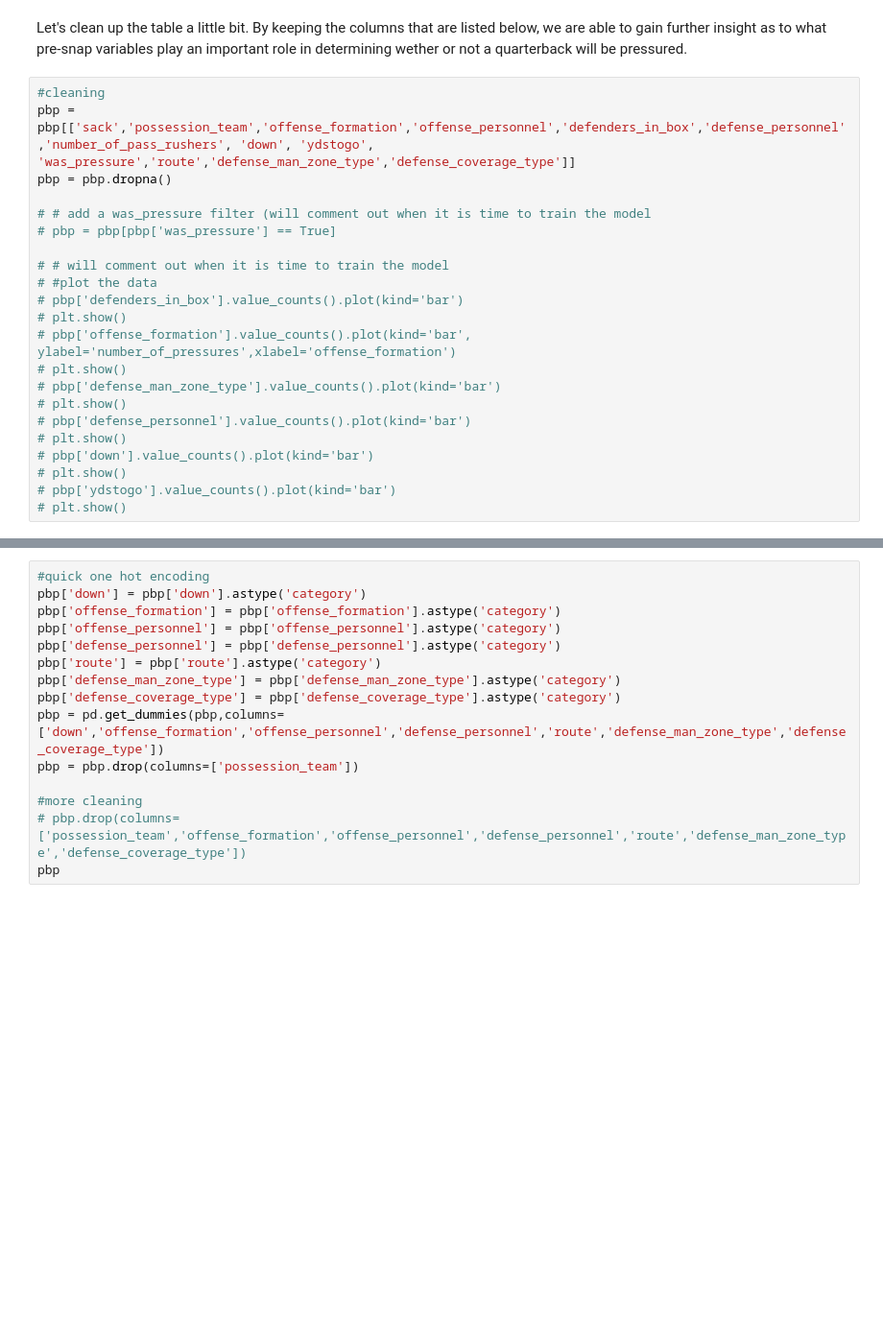
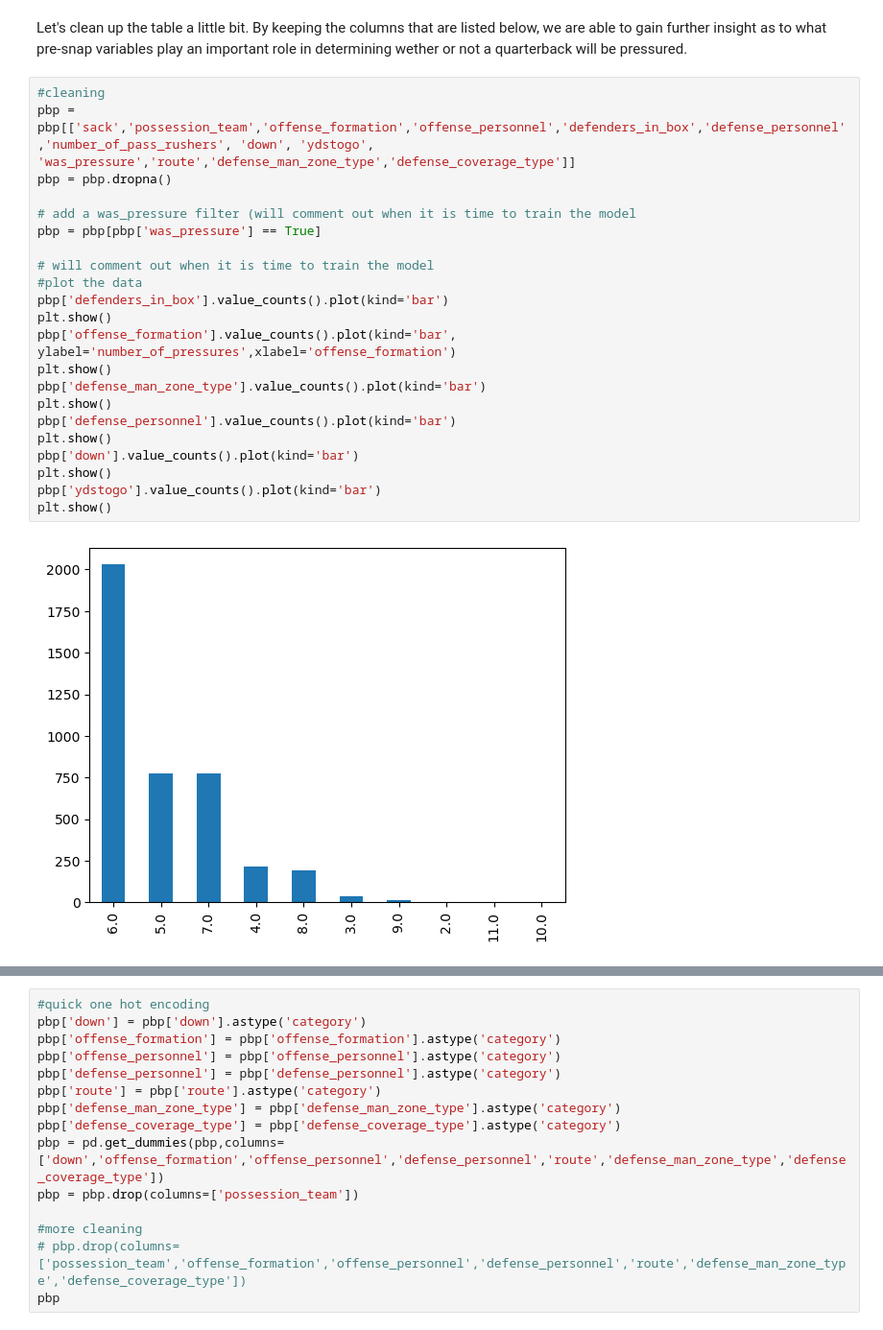
Before and after one commit to rodjovit/rodjovit.github.io, a Jupyter notebook: nfl_code/machine_learning_2023nfl_data.ipynb, the cells around one changed output, grey strips where cells are left out. Shown at 96% size. Cells and saved outputs as stored; diff of their text form; blank space fills up the shorter version.

```diff
--- a/nfl_code/machine_learning_2023nfl_data.ipynb
+++ b/nfl_code/machine_learning_2023nfl_data.ipynb
@@ -45,22 +46,24 @@ Let's clean up the table a little bit. By keeping the columns that are listed be
 # %%
 #cleaning
 pbp = pbp[['sack','possession_team','offense_formation','offense_personnel','defenders_in_box','defense_personnel','number_of_pass_rushers', 'down', 'ydstogo', 'was_pressure','route','defense_man_zone_type','defense_coverage_type']]
 pbp = pbp.dropna()
 
-# # add a was_pressure filter (will comment out when it is time to train the model
-# pbp = pbp[pbp['was_pressure'] == True]
+# add a was_pressure filter (will comment out when it is time to train the model
+pbp = pbp[pbp['was_pressure'] == True]
 
-# # will comment out when it is time to train the model
-# #plot the data
-# pbp['defenders_in_box'].value_counts().plot(kind='bar')
-# plt.show()
-# pbp['offense_formation'].value_counts().plot(kind='bar', ylabel='number_of_pressures',xlabel='offense_formation')
-# plt.show()
-# pbp['defense_man_zone_type'].value_counts().plot(kind='bar')
-# plt.show()
-# pbp['defense_personnel'].value_counts().plot(kind='bar')
-# plt.show()
-# pbp['down'].value_counts().plot(kind='bar')
-# plt.show()
-# pbp['ydstogo'].value_counts().plot(kind='bar')
-# plt.show()
+# will comment out when it is time to train the model
+#plot the data
+pbp['defenders_in_box'].value_counts().plot(kind='bar')
+plt.show()
+pbp['offense_formation'].value_counts().plot(kind='bar', ylabel='number_of_pressures',xlabel='offense_formation')
+plt.show()
+pbp['defense_man_zone_type'].value_counts().plot(kind='bar')
+plt.show()
+pbp['defense_personnel'].value_counts().plot(kind='bar')
+plt.show()
+pbp['down'].value_counts().plot(kind='bar')
+plt.show()
+pbp['ydstogo'].value_counts().plot(kind='bar')
+plt.show()
+# %% [output]
+[figure, added]
```
Also changed, not shown: parts of 3 cells of this notebook.
